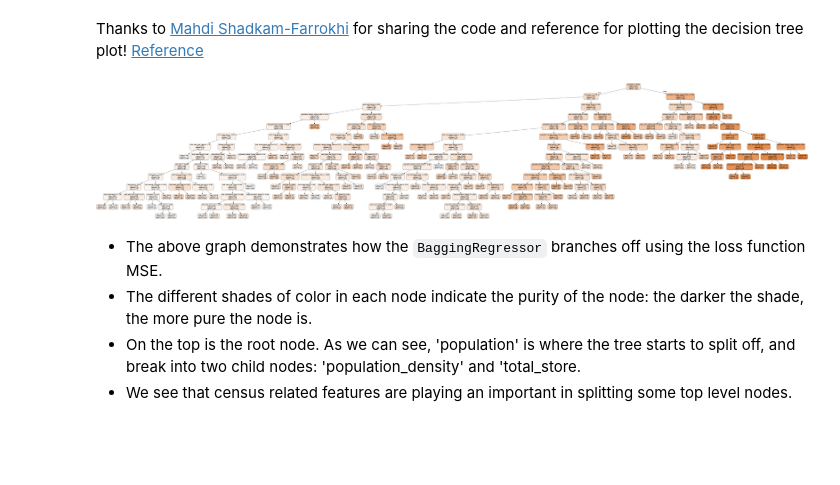
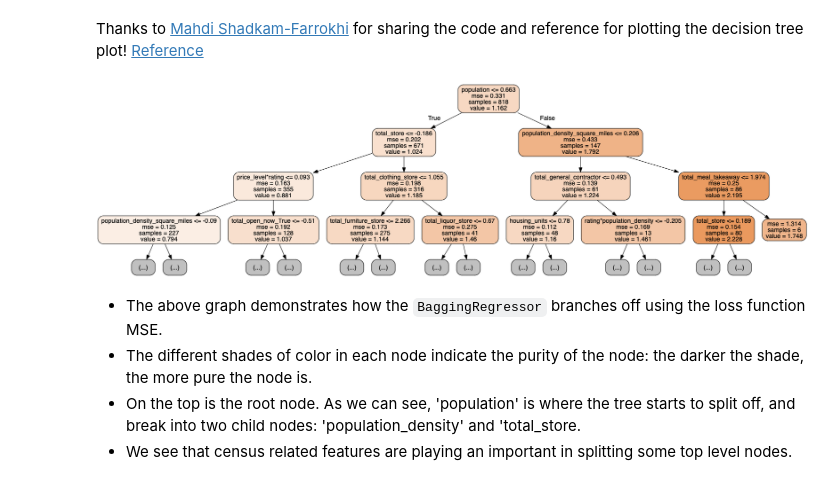
Before and after one commit to FredaXin/capstone, a Jupyter notebook: code/05_02_modeling_phase_2_aggregation.ipynb, the cells around one changed output. Cells and saved outputs as stored; diff of their text form; code cells hidden in the pictures; blank space fills up the shorter version.

```diff
--- a/code/05_02_modeling_phase_2_aggregation.ipynb
+++ b/code/05_02_modeling_phase_2_aggregation.ipynb
@@ -827,15 +826,16 @@ cols = modeler_0.X.columns
 # %%
 dot_data = StringIO()
 export_graphviz(modeler_0.get_model('gs_tree').best_estimator_.steps[1][1],
                 out_file=dot_data,
                 feature_names=cols,
                 filled=True,
-                rounded=True
+                rounded=True,
+                max_depth=3
                )
 graph = pydotplus.graph_from_dot_data(dot_data.getvalue())
 Image(graph.create_png())
 # %% [output]
-[figure, old version]
+[figure, new version]
 # %% [markdown]
 - The above graph demonstrates how the `BaggingRegressor` branches off using the loss function MSE.
 - The different shades of color in each node indicate the purity of the node: the darker the shade, the more pure the node is.
```
Also changed, not shown: parts of 2 cells of this notebook, 3 other files.
